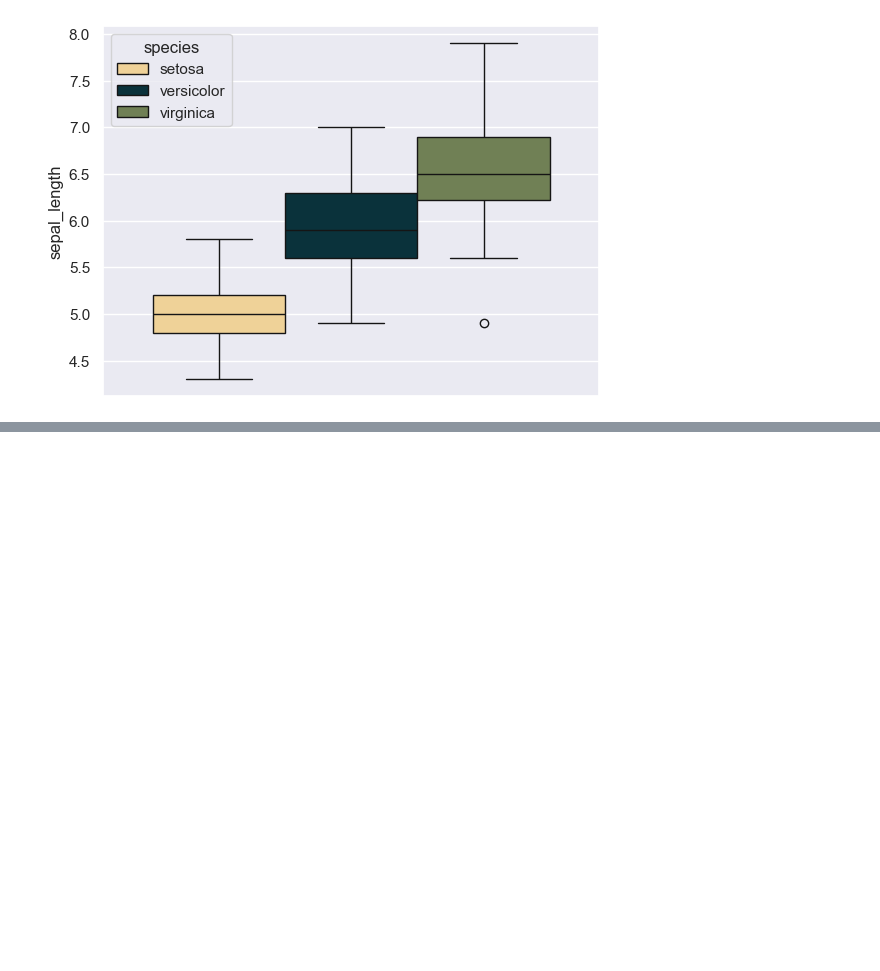
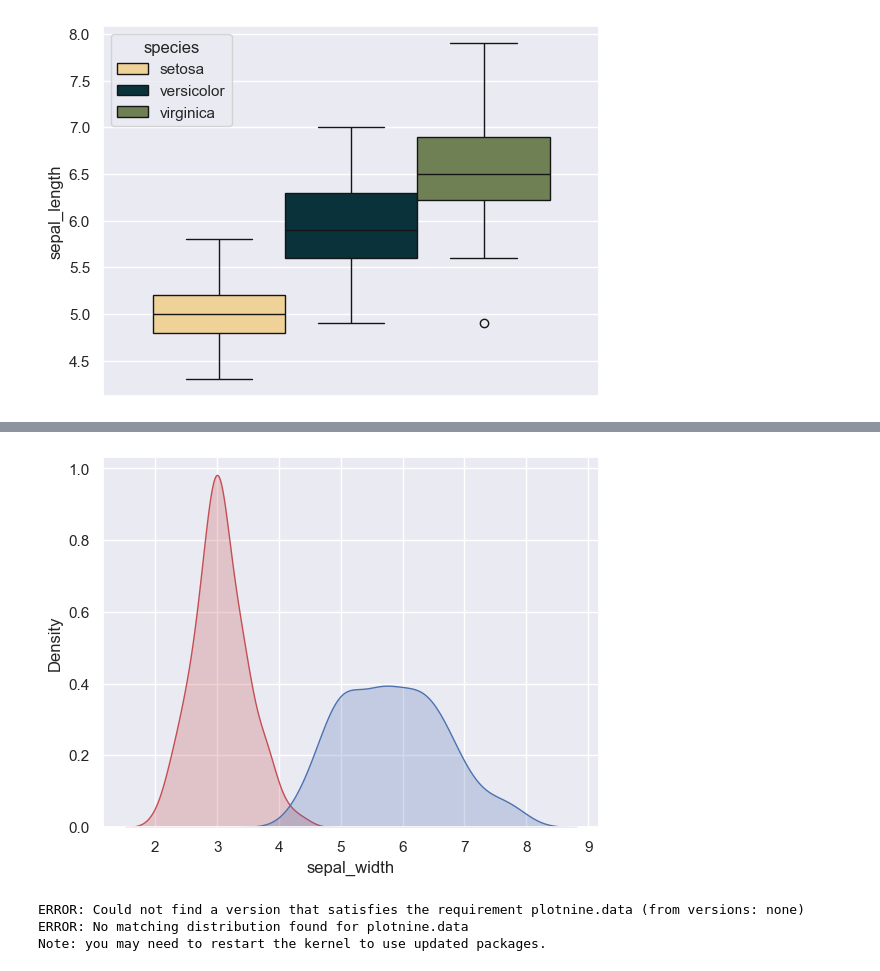
Before and after one commit to Dartmouth-Libraries/reproducible-research, a Jupyter notebook: graphs-plots/python-graph-gallery.ipynb, the cells around one changed output, grey strips where cells are left out. Saved outputs shown, nothing was run; the diff lists cells and outputs as text; code cells hidden in the pictures; blank space fills up the shorter version.

```diff
--- a/graphs-plots/python-graph-gallery.ipynb
+++ b/graphs-plots/python-graph-gallery.ipynb
@@ -70,0 +74,19 @@ plt.show()
+# %%
+
+import matplotlib.pyplot as plt
+import seaborn as sns
+
+df = sns.load_dataset('iris')
+
+sns.set_theme(style="darkgrid")
+sns.kdeplot(df['sepal_width'], fill=True, color="r")
+sns.kdeplot(df['sepal_length'], fill=True, color="b")
+plt.show()
+# %% [output]
+[figure, added]
+# %%
+pip install plotnine.data
+# %% [output]
+ERROR: Could not find a version that satisfies the requirement plotnine.data (from versions: none)
+ERROR: No matching distribution found for plotnine.data
+Note: you may need to restart the kernel to use updated packages.
```
Also changed, not shown: parts of 3 cells of this notebook.
